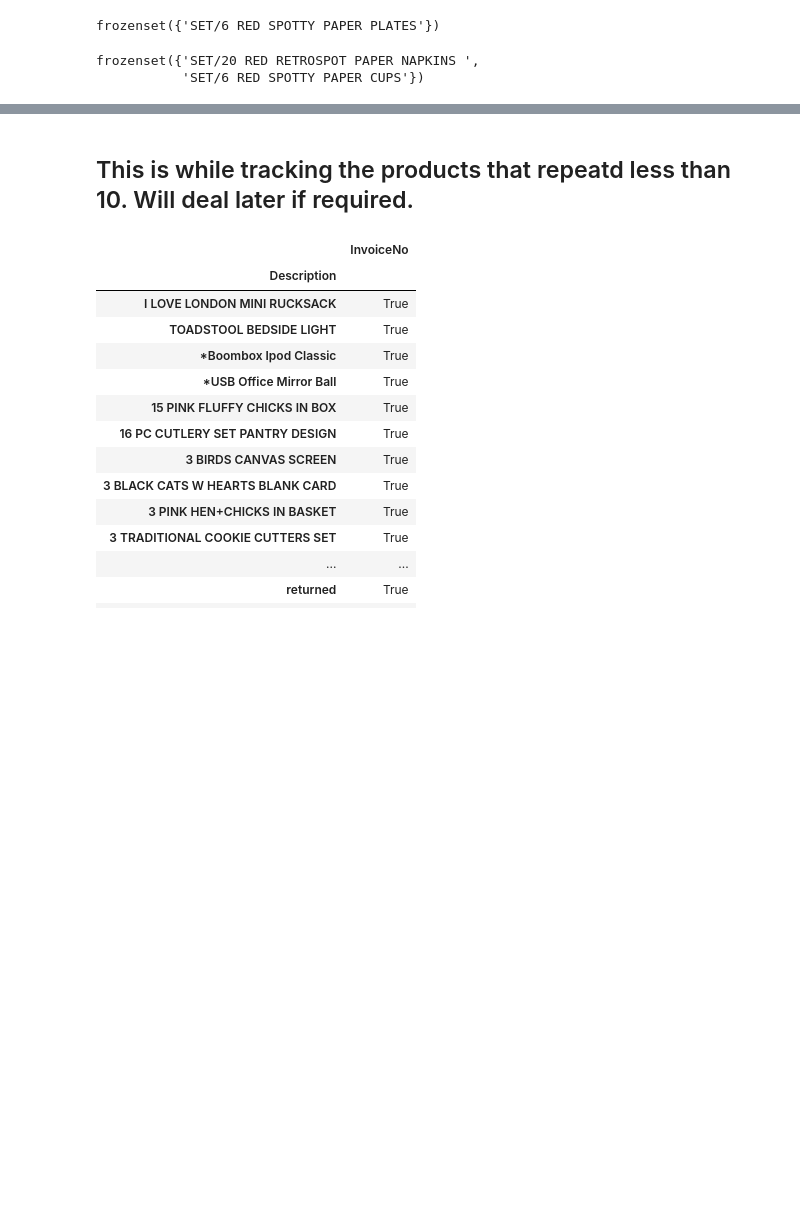
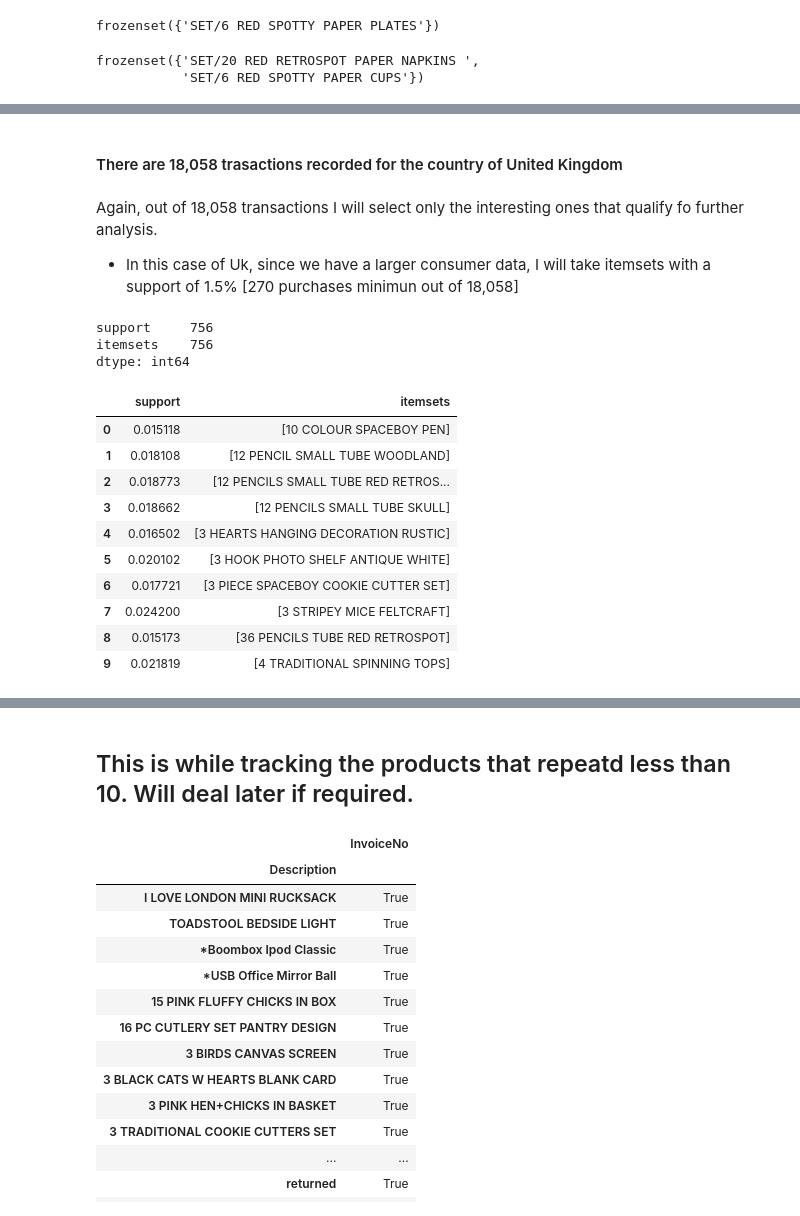
Before and after one commit to RutanshuDesai/Data-Analysis-Market-Basket-Analysis, a Jupyter notebook: Zappos Data Analytics.ipynb, the cells around one changed output, grey strips where cells are left out. Cells and saved outputs as stored; diff of their text form; code cells hidden in the pictures; blank space fills up the shorter version.

```diff
--- a/Zappos Data Analytics.ipynb
+++ b/Zappos Data Analytics.ipynb
@@ -617,0 +634,2 @@ basket['SET 2 TEA TOWELS I LOVE LONDON '].sum()
+# %% [markdown]
+#### There are 18,058 trasactions recorded for the country of United Kingdom
@@ -617,0 +639,5 @@ basket['SET 2 TEA TOWELS I LOVE LONDON '].sum()
+# %% [markdown]
+Again, out of 18,058 transactions I will select only the interesting ones that qualify fo further analysis.
+
+
+* In this case of Uk, since we have a larger consumer data, I will take itemsets with a support of 1.5% [270 purchases minimun out of 18,058]
@@ -617,0 +646,20 @@ basket['SET 2 TEA TOWELS I LOVE LONDON '].sum()
+# %%
+frequent_itemsets_uk.count()
+# %% [output]
+support     756
+itemsets    756
+dtype: int64
+# %%
+frequent_itemsets_uk.head(10)
+# %% [output]
+|  | support | itemsets |
+| 0 | 0.015118 | [10 COLOUR SPACEBOY PEN] |
+| 1 | 0.018108 | [12 PENCIL SMALL TUBE WOODLAND] |
+| 2 | 0.018773 | [12 PENCILS SMALL TUBE RED RETROS... |
+| 3 | 0.018662 | [12 PENCILS SMALL TUBE SKULL] |
+| 4 | 0.016502 | [3 HEARTS HANGING DECORATION RUSTIC] |
+| 5 | 0.020102 | [3 HOOK PHOTO SHELF ANTIQUE WHITE] |
+| 6 | 0.017721 | [3 PIECE SPACEBOY COOKIE CUTTER SET] |
+| 7 | 0.024200 | [3 STRIPEY MICE FELTCRAFT] |
+| 8 | 0.015173 | [36 PENCILS TUBE RED RETROSPOT] |
+| 9 | 0.021819 | [4 TRADITIONAL SPINNING TOPS] |
```
Also changed, not shown: parts of 14 cells of this notebook.
